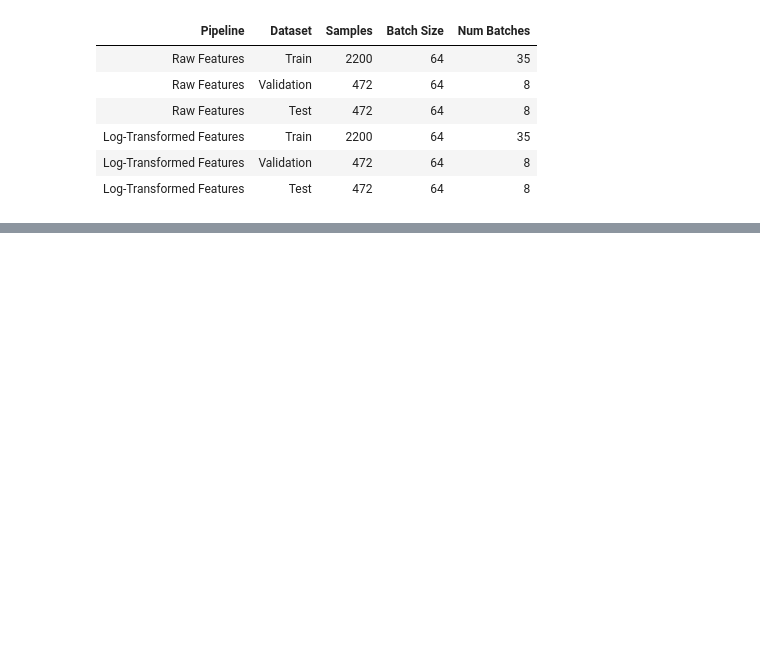
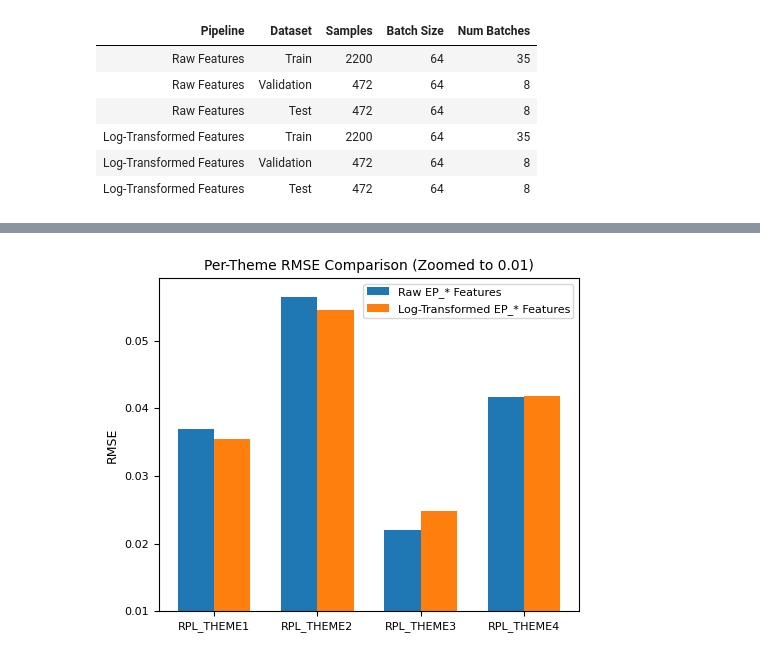
Before and after one commit to AnhJoe/CS273P_MachineLearning_Final_Project, a Jupyter notebook: notebooks/02_baseline_mlp.ipynb, the cells around one changed output, grey strips where cells are left out. Saved outputs shown, nothing was run; the diff lists cells and outputs as text; code cells hidden in the pictures; blank space fills up the shorter version.

```diff
--- a/notebooks/02_baseline_mlp.ipynb
+++ b/notebooks/02_baseline_mlp.ipynb
@@ -338,0 +594,17 @@ display(dataloader_summary.style.hide(axis="index"))
+# %%
+# Target order
+target_names = ["RPL_THEME1", "RPL_THEME2", "RPL_THEME3", "RPL_THEME4"]
+
+y_pred_raw_scaled = predict_mlp(mlp_raw, test_loader_raw, device=device)
+y_pred_log_scaled = predict_mlp(mlp_log, test_loader_log, device=device)
+
+y_test_np = y_test_scaled
+y_pred_raw = scaler_y.inverse_transform(y_pred_raw_scaled)
+y_pred_log = scaler_y.inverse_transform(y_pred_log_scaled)
+y_test_true = scaler_y.inverse_transform(y_test_np)
+
+overall_raw = evaluate_regression(y_test_true, y_pred_raw)
+overall_log = evaluate_regression(y_test_true, y_pred_log)
+
+per_target_raw = evaluate_regression_per_target(y_test_true, y_pred_raw, target_names)
+per_target_log = evaluate_regression_per_target(y_test_true, y_pred_log, target_names)
@@ -338,0 +663,23 @@ display(dataloader_summary.style.hide(axis="index"))
+# %%
+#| label: fig-mlp-per-theme-rmse-grouped
+#| fig-cap: "Grouped comparison of per-theme RMSE on the test set for the raw-feature and log-transformed-feature baseline MLP pipelines."
+
+x = np.arange(len(target_names))
+width = 0.35
+
+raw_vals = [per_target_raw[t]["rmse"] for t in target_names]
+log_vals = [per_target_log[t]["rmse"] for t in target_names]
+
+plt.figure(figsize=(5, 4))
+plt.bar(x - width/2, raw_vals, width, label="Raw EP_* Features")
+plt.bar(x + width/2, log_vals, width, label="Log-Transformed EP_* Features")
+
+plt.xticks(x, target_names)
+plt.ylabel("RMSE")
+plt.title("Per-Theme RMSE Comparison (Zoomed to 0.01)")
+plt.ylim(0.01)
+plt.legend()
+plt.tight_layout()
+plt.show()
+# %% [output]
+[figure, added]
```
Also changed, not shown: parts of 57 cells of this notebook, 6 other files.
